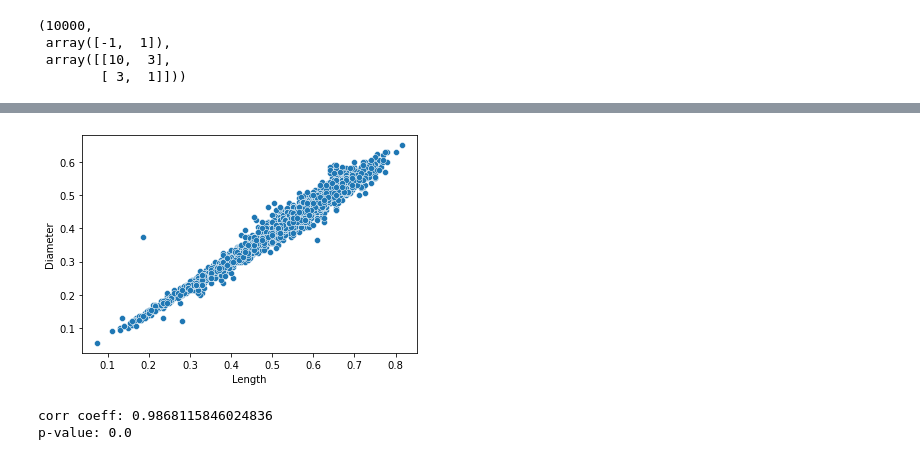
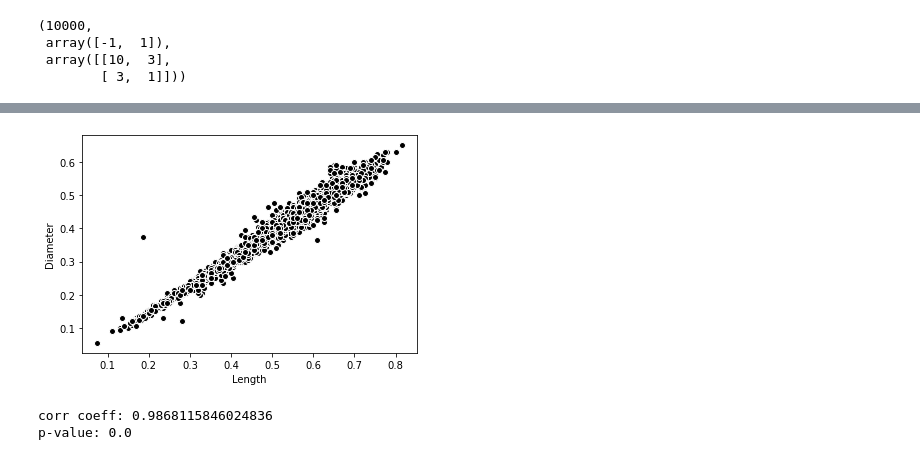
Before and after one commit to yaroslavtsepkov/StatAnalysis, a Jupyter notebook: 01-corr-analysis-tsepkov-yaroslav.ipynb, the cells around one changed output, grey strips where cells are left out. Drawn from its saved outputs; the diff is of its cells as text; code cells hidden in the pictures.

```diff
--- a/01-corr-analysis-tsepkov-yaroslav.ipynb
+++ b/01-corr-analysis-tsepkov-yaroslav.ipynb
@@ -73,10 +76,13 @@ Ttest_indResult(statistic=-60.14497745972805, pvalue=0.0)
 abalone = pd.read_csv('data/abalone.data')
 abalone.head(25).to_excel('sample.xlsx', index=False)
 # %%
-g = sns.scatterplot(data=abalone, x='Length', y='Diameter')
+plt.scatter(x=abalone.Length, y=abalone.Diameter, c='black', edgecolors='white')
+plt.xlabel('Length')
+plt.ylabel('Diameter')
 plt.savefig('data/abalone-scatterplot.jpeg', dpi=500)
+plt.savefig('data/abalone-scatterplot.svg')
 # %% [output]
-[figure, old version]
+[figure, new version]
 # %%
 corrpearsonabalone, p = pearsonr(x=abalone['Length'].values,y=abalone['Diameter'].values)
 print(f'corr coeff: {corrpearsonabalone}\np-value: {p}')
```
Also changed, not shown: parts of 5 cells of this notebook, 19 other files.
